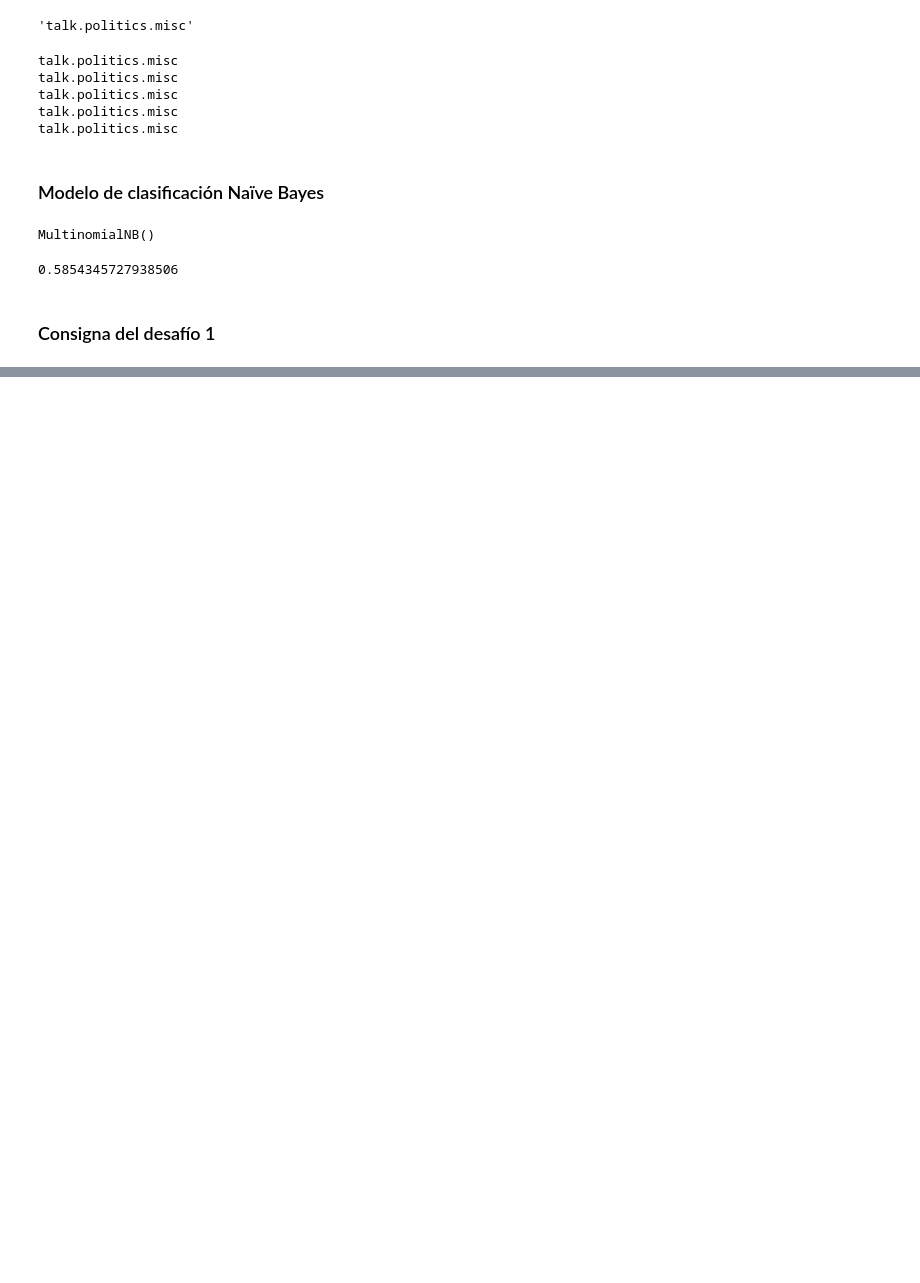
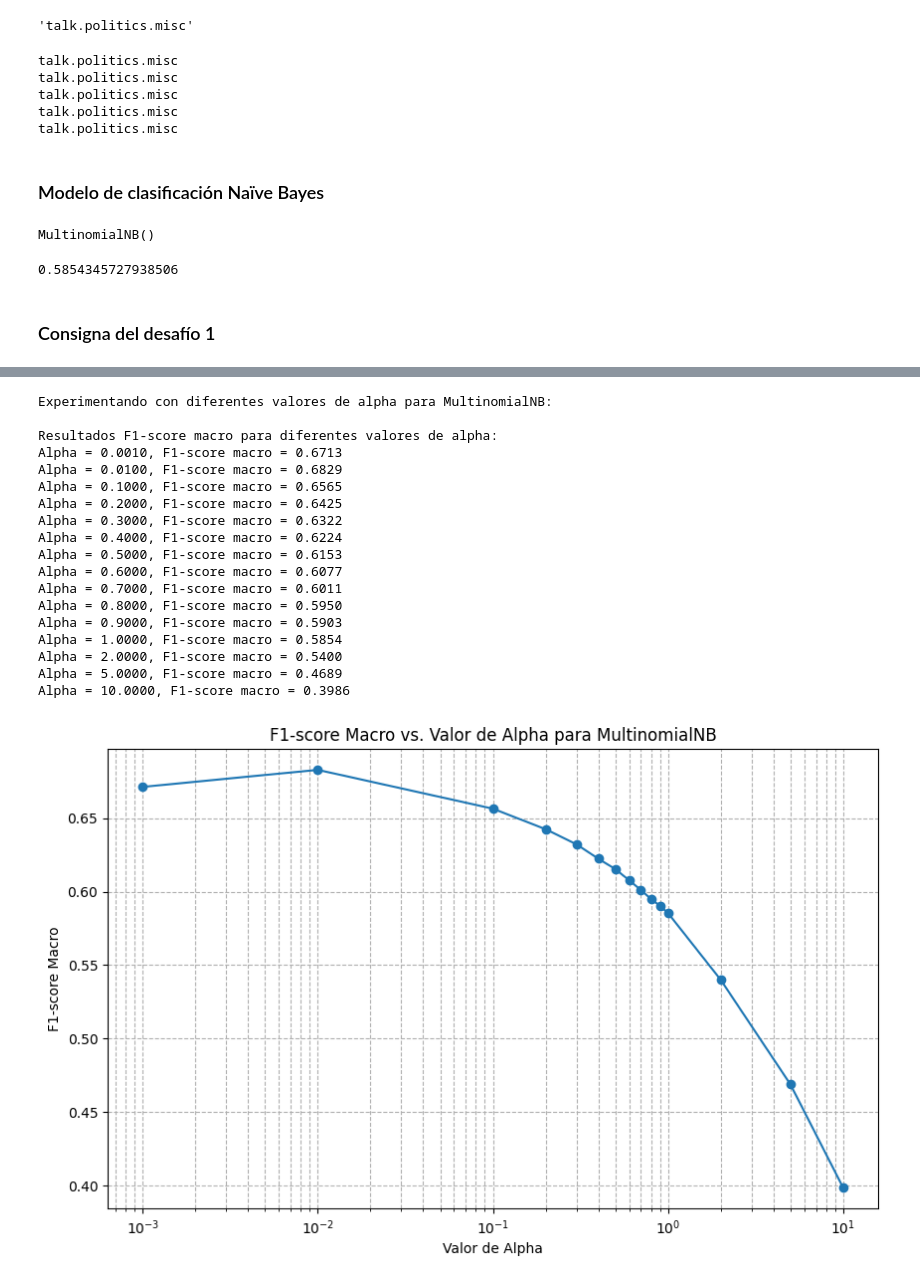
Before and after one commit to Kalima83/procesamiento_lenguaje_natural, a Jupyter notebook: clase_1/ejercicios/Desafio_1.ipynb, the cells around one changed output, grey strips where cells are left out. Drawn from its saved outputs; the diff is of its cells as text; code cells hidden in the pictures; blank space fills up the shorter version.

Commit message:
falta revision de los resultados

```diff
--- a/clase_1/ejercicios/Desafio_1.ipynb
+++ b/clase_1/ejercicios/Desafio_1.ipynb
@@ -207,0 +208,12 @@ Estudiar ahora similaridad entre palabras tomando 5 palabras y estudiando sus 5
+# %%
+# Usamos fit_transform para aprender el vocabulario y el IDF, y luego transformar los datos
+X_train = tfidfvect.fit_transform(newsgroups_train.data)
+
+# Vectorizar los datos de test
+# Usamos solo transform para aplicar el vocabulario y el IDF aprendidos en el conjunto de entrenamiento
+X_test = tfidfvect.transform(newsgroups_test.data)
+
+print("Documentos de entrenamiento vectorizados. Forma de la matriz X_train:")
+print(X_train.shape)
+print("\nDocumentos de test vectorizados. Forma de la matriz X_test:")
+print(X_test.shape)
@@ -207,0 +521,62 @@ Estudiar ahora similaridad entre palabras tomando 5 palabras y estudiando sus 5
+# %%
+from sklearn.naive_bayes import MultinomialNB
+from sklearn.metrics import f1_score
+import matplotlib.pyplot as plt
+import numpy as np
+
+# Definir una lista de valores de alpha para probar
+alpha_values = [0.001, 0.01, 0.1, 0.2, 0.3, 0.4, 0.5, 0.6, 0.7, 0.8, 0.9, 1.0, 2.0, 5.0, 10.0]
+
+# Listas para almacenar los resultados
+f1_scores = []
+
+print("Experimentando con diferentes valores de alpha para MultinomialNB:")
+
+for alpha in alpha_values:
+    # Instanciar el modelo Multinomial Naïve Bayes con el valor de alpha actual
+    mnb_clf = MultinomialNB(alpha=alpha)
+
+    # Entrenar el modelo
+    mnb_clf.fit(X_train, y_train)
+
+    # Hacer predicciones
+    y_pred = mnb_clf.predict(X_test)
+
+    # Calcular F1-score macro
+    f1 = f1_score(y_test, y_pred, average='macro')
+    f1_scores.append(f1)
+
+# Mostrar los resultados
+print("\nResultados F1-score macro para diferentes valores de alpha:")
+for alpha, f1 in zip(alpha_values, f1_scores):
+    print(f"Alpha = {alpha:.4f}, F1-score macro = {f1:.4f}")
+
+# Opcional: Graficar los resultados
+plt.figure(figsize=(10, 6))
+plt.plot(alpha_values, f1_scores, marker='o')
+plt.xscale('log') # Usar escala logarítmica para el eje x si los valores de alpha varían mucho
+plt.xlabel("Valor de Alpha")
+plt.ylabel("F1-score Macro")
+plt.title("F1-score Macro vs. Valor de Alpha para MultinomialNB")
+plt.grid(True, which="both", ls="--")
+plt.show()
+# %% [output]
+Experimentando con diferentes valores de alpha para MultinomialNB:
+
+Resultados F1-score macro para diferentes valores de alpha:
+Alpha = 0.0010, F1-score macro = 0.6713
+Alpha = 0.0100, F1-score macro = 0.6829
+Alpha = 0.1000, F1-score macro = 0.6565
+Alpha = 0.2000, F1-score macro = 0.6425
+Alpha = 0.3000, F1-score macro = 0.6322
+Alpha = 0.4000, F1-score macro = 0.6224
+Alpha = 0.5000, F1-score macro = 0.6153
+Alpha = 0.6000, F1-score macro = 0.6077
+Alpha = 0.7000, F1-score macro = 0.6011
+Alpha = 0.8000, F1-score macro = 0.5950
+Alpha = 0.9000, F1-score macro = 0.5903
+Alpha = 1.0000, F1-score macro = 0.5854
+Alpha = 2.0000, F1-score macro = 0.5400
+Alpha = 5.0000, F1-score macro = 0.4689
+Alpha = 10.0000, F1-score macro = 0.3986
+[figure, added]
```
Also changed, not shown: parts of 16 cells of this notebook.
